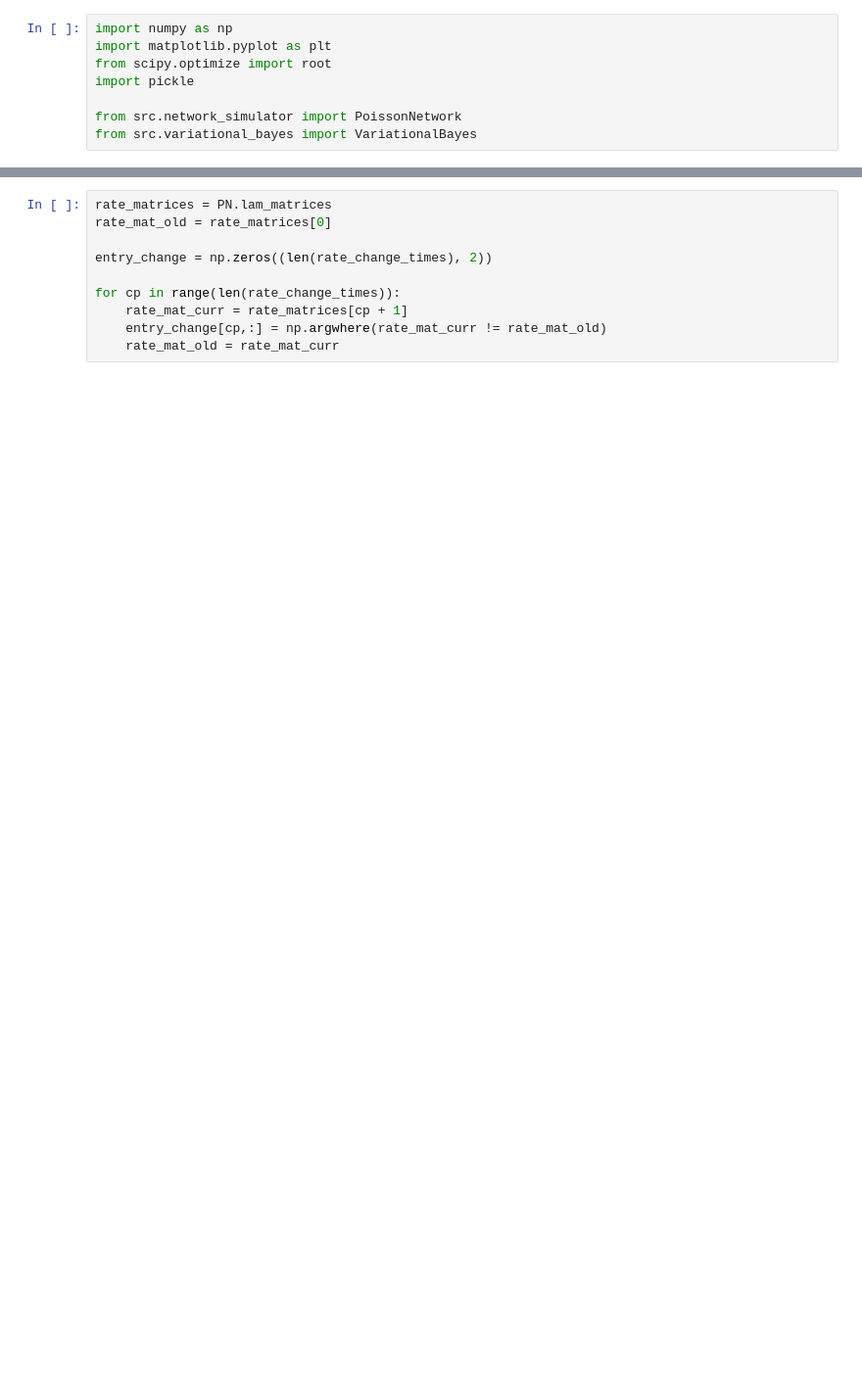
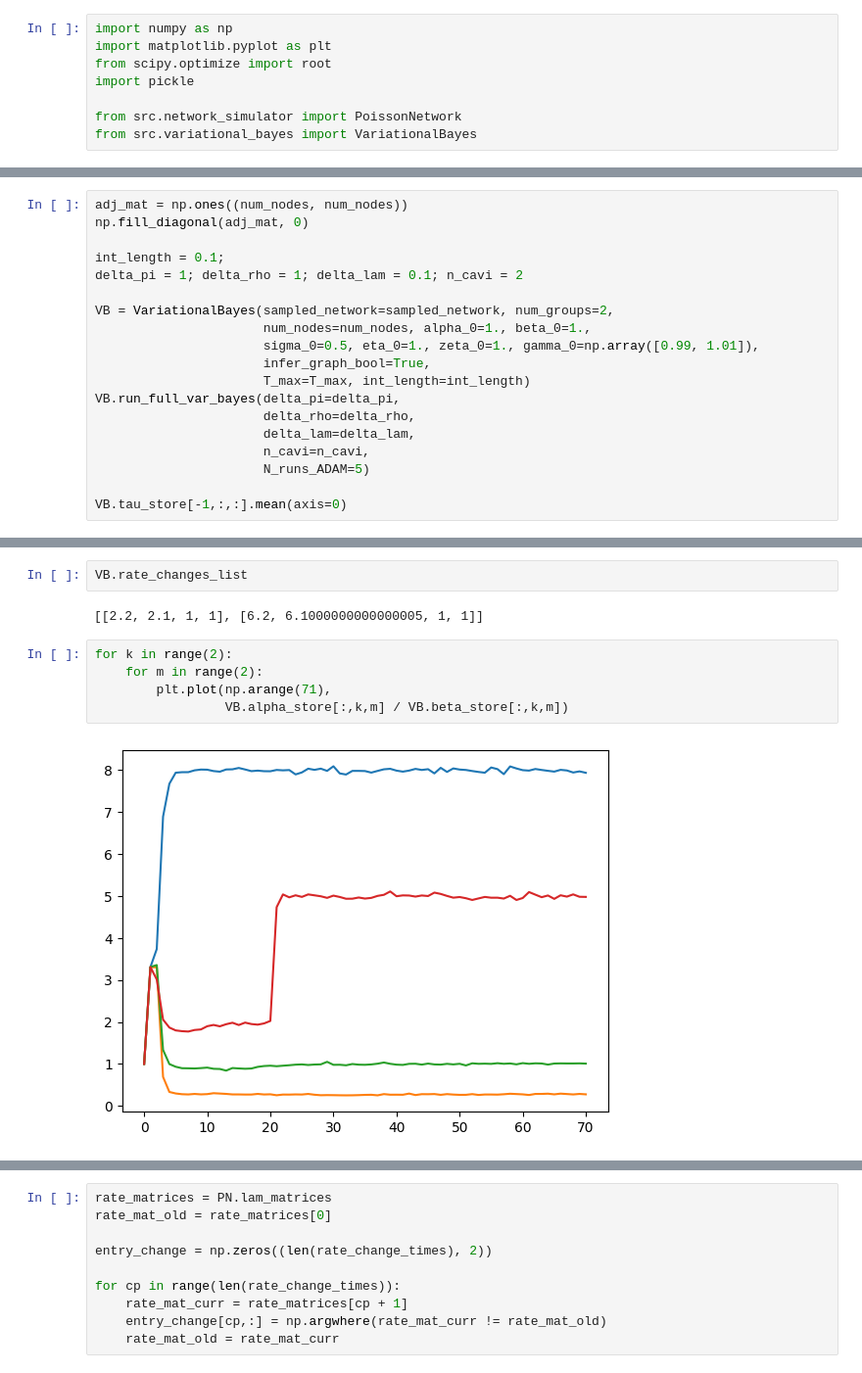
Before and after one commit to joshcorneck/dynamicBHPP, a Jupyter notebook: analyses/src_code_testing/testing.ipynb, the cells around one changed output, grey strips where cells are left out. Shown: that part at 98% size. Cells and saved outputs as stored; diff of their text form; blank space fills up the shorter version.

```diff
--- a/analyses/src_code_testing/testing.ipynb
+++ b/analyses/src_code_testing/testing.ipynb
@@ -43,2 +44,21 @@ sampled_network, groups_in_regions = (
 )
 adj_mat = PN.adjacency_matrix
+# %%
+adj_mat = np.ones((num_nodes, num_nodes))
+np.fill_diagonal(adj_mat, 0)
+
+int_length = 0.1;
+delta_pi = 1; delta_rho = 1; delta_lam = 0.1; n_cavi = 2
+
+VB = VariationalBayes(sampled_network=sampled_network, num_groups=2,
+                      num_nodes=num_nodes, alpha_0=1., beta_0=1.,
+                      sigma_0=0.5, eta_0=1., zeta_0=1., gamma_0=np.array([0.99, 1.01]),
+                      infer_graph_bool=True,
+                      T_max=T_max, int_length=int_length)
+VB.run_full_var_bayes(delta_pi=delta_pi,
+                      delta_rho=delta_rho,
+                      delta_lam=delta_lam,
+                      n_cavi=n_cavi,
+                      N_runs_ADAM=5)
+
+VB.tau_store[-1,:,:].mean(axis=0)
@@ -44,0 +97,11 @@ adj_mat = PN.adjacency_matrix
+# %%
+VB.rate_changes_list
+# %% [output]
+[[2.2, 2.1, 1, 1], [6.2, 6.1000000000000005, 1, 1]]
+# %%
+for k in range(2):
+    for m in range(2):
+        plt.plot(np.arange(71),
+                 VB.alpha_store[:,k,m] / VB.beta_store[:,k,m])
+# %% [output]
+[figure, added]
```
Also changed, not shown: parts of 36 cells of this notebook, 12 other files.
